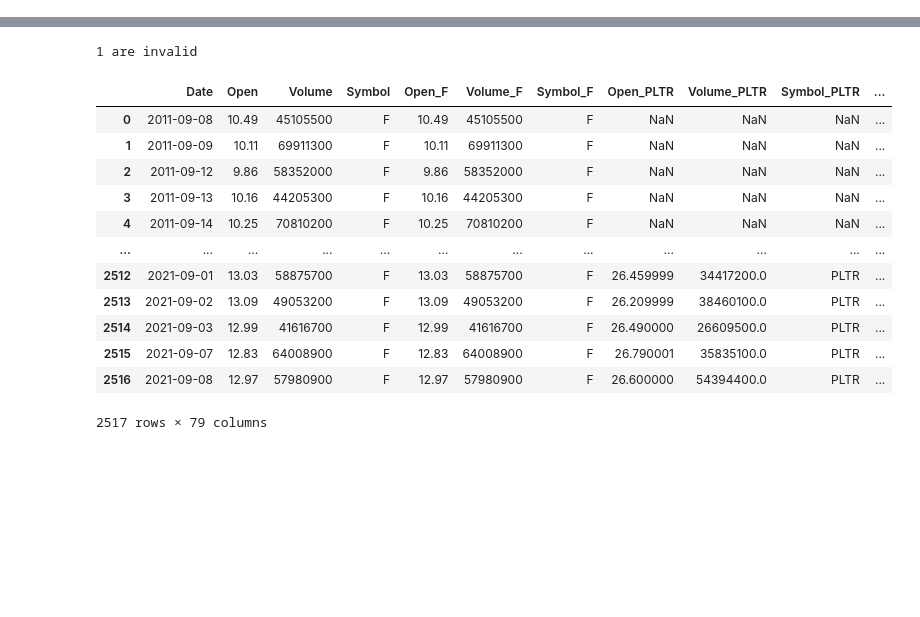
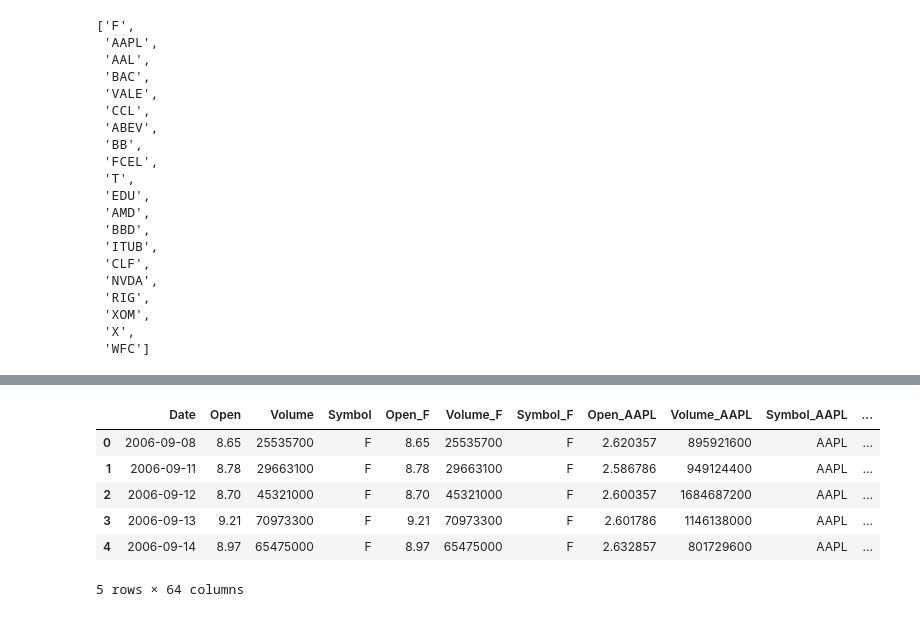
Before and after one commit to Olenek/nis-proekt, a Jupyter notebook: Untitled.ipynb, the cells around one changed output, grey strips where cells are left out. Cells and saved outputs as stored; diff of their text form; code cells hidden in the pictures; blank space fills up the shorter version.

Commit message:
set symbols and base data

```diff
--- a/Untitled.ipynb
+++ b/Untitled.ipynb
@@ -81,5 +80,5 @@ symbols
 # %%
-symbols.extend(['NVDA', 'GSAT', 'BABA', 'FB'])
+symbols.extend(['WFC', 'FB'])
 # %%
 symbol_to_data = {}
 
@@ -117,5 +116,30 @@ print(f'{20 - len(symbols)} are invalid')
 # %%
-symbols.extend(['SDC'])
+symbols
+# %% [output]
+['F',
+ 'AAPL',
+ 'AAL',
+ 'BAC',
+ 'VALE',
+ 'CCL',
+ 'ABEV',
+ 'BB',
+ 'FCEL',
+ 'T',
+ 'EDU',
+ 'AMD',
+ 'BBD',
+ 'ITUB',
+ 'CLF',
+ 'NVDA',
+ 'RIG',
+ 'XOM',
+ 'X',
+ 'WFC']
+# %%
+with open('symbols.txt', 'a') as f:
+    for symbol in symbols:
+        f.write(symbol+'\n')
 # %%
 symbol_to_data = {}
 
@@ -144,33 +168,18 @@ for symbol in symbols:
 [*********************100%***********************]  1 of 1 completed
 [*********************100%***********************]  1 of 1 completed
 [*********************100%***********************]  1 of 1 completed
-# %%
-len(symbol_to_data['F'])
-
-for symbol in symbols:
-    if(len(symbol_to_data['F']) > len(symbol_to_data[symbol])):
-        symbols.remove(symbol)
-print(f'{20 - len(symbols)} are invalid')
-# %% [output]
-1 are invalid
 # %%
 df = symbol_to_data[symbols[0]]
 
 for symbol in symbols:
     df = pd.merge(df, symbol_to_data[symbol], how='outer', suffixes=[None, '_'+symbol], on='Date')
 # %%
-df
+df.head()
 # %% [output]
-|  | Date | Open | Volume | Symbol | Open_F | Volume_F | Symbol_F | Open_PLTR | Volume_PLTR | Symbol_PLTR | ... |
-| 0 | 2011-09-08 | 10.49 | 45105500 | F | 10.49 | 45105500 | F | NaN | NaN | NaN | ... |
-| 1 | 2011-09-09 | 10.11 | 69911300 | F | 10.11 | 69911300 | F | NaN | NaN | NaN | ... |
-| 2 | 2011-09-12 | 9.86 | 58352000 | F | 9.86 | 58352000 | F | NaN | NaN | NaN | ... |
-| 3 | 2011-09-13 | 10.16 | 44205300 | F | 10.16 | 44205300 | F | NaN | NaN | NaN | ... |
-| 4 | 2011-09-14 | 10.25 | 70810200 | F | 10.25 | 70810200 | F | NaN | NaN | NaN | ... |
-| ... | ... | ... | ... | ... | ... | ... | ... | ... | ... | ... | ... |
-| 2512 | 2021-09-01 | 13.03 | 58875700 | F | 13.03 | 58875700 | F | 26.459999 | 34417200.0 | PLTR | ... |
-| 2513 | 2021-09-02 | 13.09 | 49053200 | F | 13.09 | 49053200 | F | 26.209999 | 38460100.0 | PLTR | ... |
-| 2514 | 2021-09-03 | 12.99 | 41616700 | F | 12.99 | 41616700 | F | 26.490000 | 26609500.0 | PLTR | ... |
-| 2515 | 2021-09-07 | 12.83 | 64008900 | F | 12.83 | 64008900 | F | 26.790001 | 35835100.0 | PLTR | ... |
-| 2516 | 2021-09-08 | 12.97 | 57980900 | F | 12.97 | 57980900 | F | 26.600000 | 54394400.0 | PLTR | ... |
+|  | Date | Open | Volume | Symbol | Open_F | Volume_F | Symbol_F | Open_AAPL | Volume_AAPL | Symbol_AAPL | ... |
+| 0 | 2006-09-08 | 8.65 | 25535700 | F | 8.65 | 25535700 | F | 2.620357 | 895921600 | AAPL | ... |
+| 1 | 2006-09-11 | 8.78 | 29663100 | F | 8.78 | 29663100 | F | 2.586786 | 949124400 | AAPL | ... |
+| 2 | 2006-09-12 | 8.70 | 45321000 | F | 8.70 | 45321000 | F | 2.600357 | 1684687200 | AAPL | ... |
+| 3 | 2006-09-13 | 9.21 | 70973300 | F | 9.21 | 70973300 | F | 2.601786 | 1146138000 | AAPL | ... |
+| 4 | 2006-09-14 | 8.97 | 65475000 | F | 8.97 | 65475000 | F | 2.632857 | 801729600 | AAPL | ... |
-2517 rows × 79 columns
+5 rows × 64 columns
```
Also changed, not shown: parts of 17 cells of this notebook, 1 other file.
